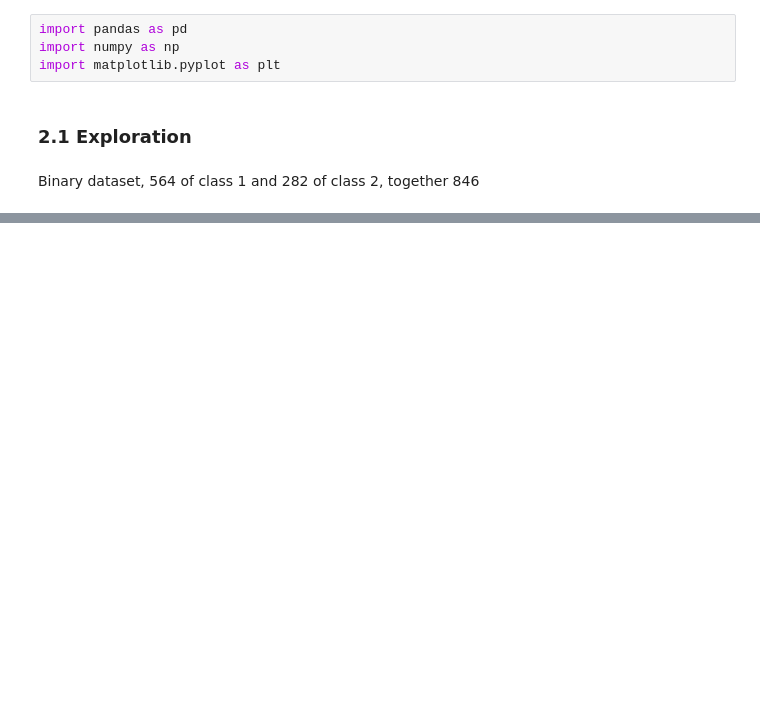
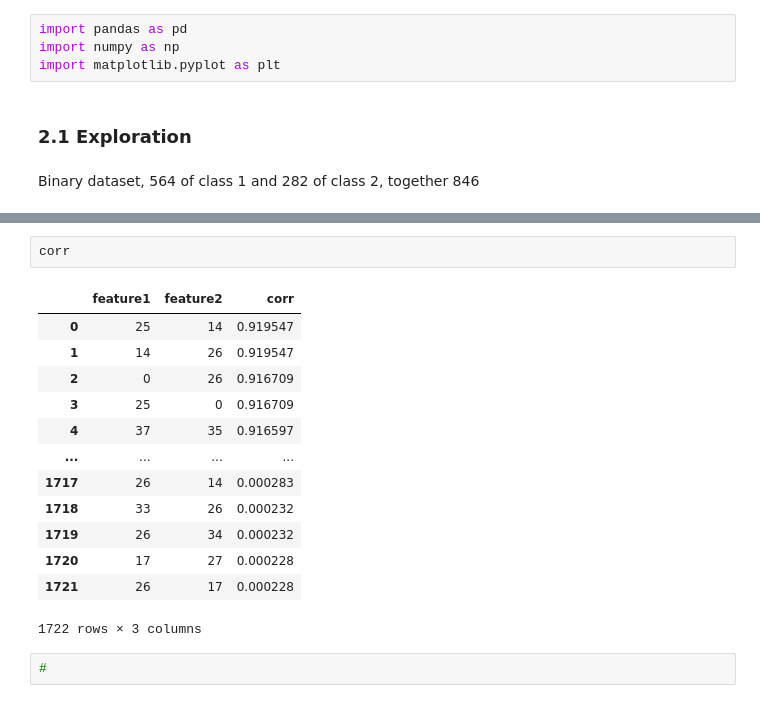
Before and after one commit to strojanski/IS-labs, a Jupyter notebook: seminarji/sem2/sem2.ipynb, the cells around one changed output, grey strips where cells are left out. Saved outputs shown, nothing was run; the diff lists cells and outputs as text; blank space fills up the shorter version.

```diff
--- a/seminarji/sem2/sem2.ipynb
+++ b/seminarji/sem2/sem2.ipynb
@@ -43,0 +94,18 @@ df.fillna(0)
+# %%
+corr
+# %% [output]
+|  | feature1 | feature2 | corr |
+| 0 | 25 | 14 | 0.919547 |
+| 1 | 14 | 26 | 0.919547 |
+| 2 | 0 | 26 | 0.916709 |
+| 3 | 25 | 0 | 0.916709 |
+| 4 | 37 | 35 | 0.916597 |
+| ... | ... | ... | ... |
+| 1717 | 26 | 14 | 0.000283 |
+| 1718 | 33 | 26 | 0.000232 |
+| 1719 | 26 | 34 | 0.000232 |
+| 1720 | 17 | 27 | 0.000228 |
+| 1721 | 26 | 17 | 0.000228 |
+1722 rows × 3 columns
+# %%
+#
```
Also changed, not shown: parts of 5 cells of this notebook.
